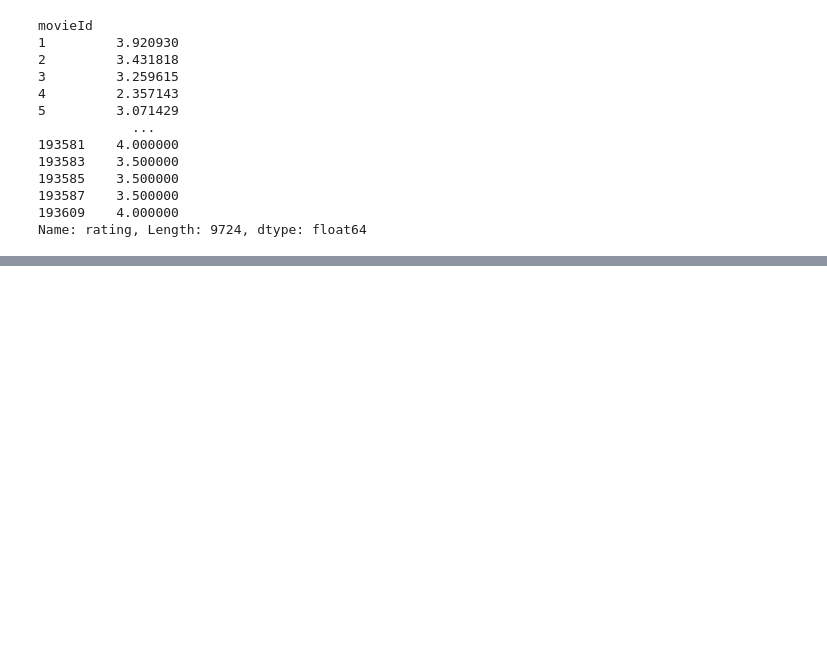
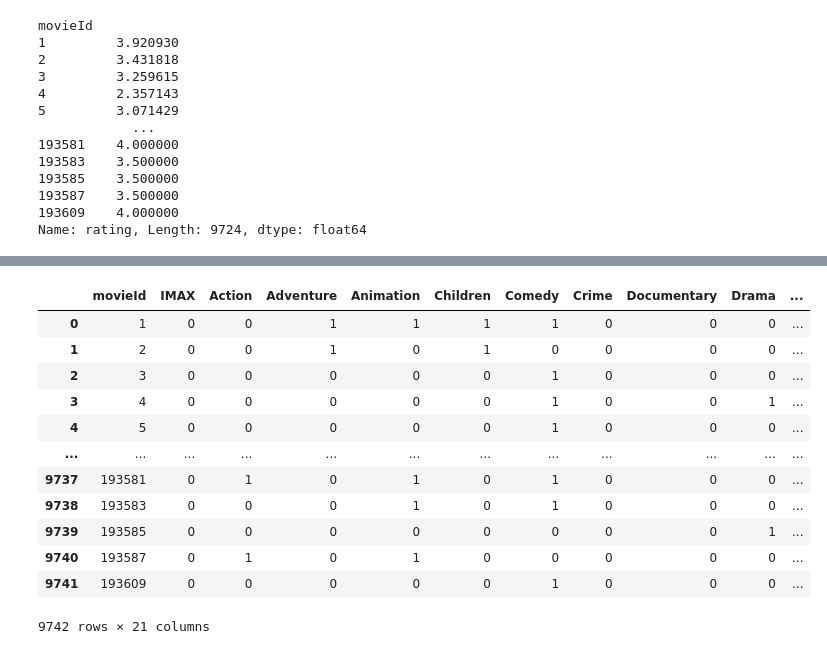
Before and after one commit to bgurkas/berkeley-aiml-capstone, a Jupyter notebook: eda.ipynb, the cells around one changed output, grey strips where cells are left out. Saved outputs shown, nothing was run; the diff lists cells and outputs as text; code cells hidden in the pictures; blank space fills up the shorter version.

```diff
--- a/eda.ipynb
+++ b/eda.ipynb
@@ -84,0 +175,19 @@ plt.bar(df["movieId"].unique(), t.mean()["rating"])
+# %%
+movs = pd.concat([mov, dummy], axis=1)
+# %%
+movs = movs.drop('genres', axis=1)
+movs
+# %% [output]
+|  | movieId | IMAX | Action | Adventure | Animation | Children | Comedy | Crime | Documentary | Drama | ... |
+| 0 | 1 | 0 | 0 | 1 | 1 | 1 | 1 | 0 | 0 | 0 | ... |
+| 1 | 2 | 0 | 0 | 1 | 0 | 1 | 0 | 0 | 0 | 0 | ... |
+| 2 | 3 | 0 | 0 | 0 | 0 | 0 | 1 | 0 | 0 | 0 | ... |
+| 3 | 4 | 0 | 0 | 0 | 0 | 0 | 1 | 0 | 0 | 1 | ... |
+| 4 | 5 | 0 | 0 | 0 | 0 | 0 | 1 | 0 | 0 | 0 | ... |
+| ... | ... | ... | ... | ... | ... | ... | ... | ... | ... | ... | ... |
+| 9737 | 193581 | 0 | 1 | 0 | 1 | 0 | 1 | 0 | 0 | 0 | ... |
+| 9738 | 193583 | 0 | 0 | 0 | 1 | 0 | 1 | 0 | 0 | 0 | ... |
+| 9739 | 193585 | 0 | 0 | 0 | 0 | 0 | 0 | 0 | 0 | 1 | ... |
+| 9740 | 193587 | 0 | 1 | 0 | 1 | 0 | 0 | 0 | 0 | 0 | ... |
+| 9741 | 193609 | 0 | 0 | 0 | 0 | 0 | 1 | 0 | 0 | 0 | ... |
+9742 rows × 21 columns
```
Also changed, not shown: parts of 20 cells of this notebook, 1 other file.
